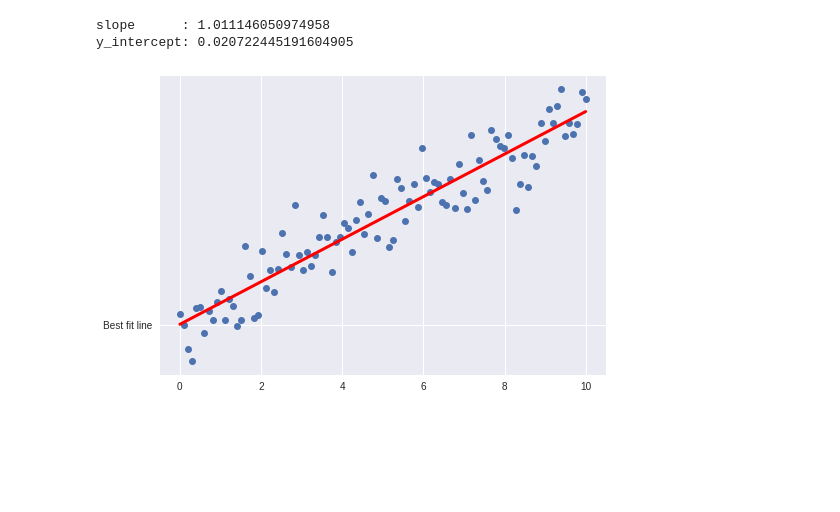
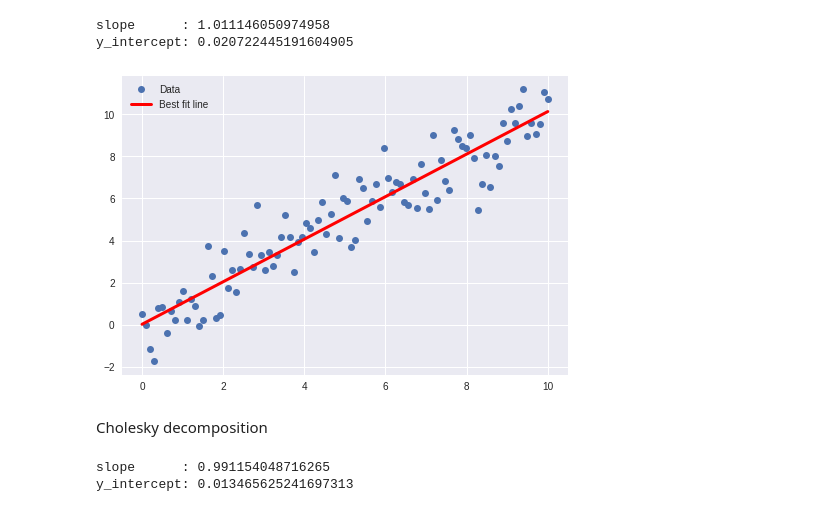
Before and after one commit to kugmax/tensorflow_learn, a Jupyter notebook: Linear_Regression.ipynb, the cells around one changed output. Drawn from its saved outputs; the diff is of its cells as text; code cells hidden in the pictures; blank space fills up the shorter version.

```diff
--- a/Linear_Regression.ipynb
+++ b/Linear_Regression.ipynb
@@ -48,7 +50,10 @@ y_intercept: 0.020722445191604905
 best_fit = [ slope * i + y_intercept for i in x_val]
 # %%
 plt.plot(x_val, y_val, 'o', label='Data')
-plt.plot(x_val, best_fit, 'r-', 'Best fit line', linewidth=3)
+plt.plot(x_val, best_fit, 'r-', label='Best fit line', linewidth=3)
+plt.legend()
 plt.show()
 # %% [output]
-[figure, old version]
+[figure, new version]
+# %% [markdown]
+Cholesky decomposition
@@ -54,0 +81,9 @@ plt.show()
+# %%
+solution_eval = sess.run(sol2)
+slope = solution_eval[0][0]
+y_intercept = solution_eval[1][0]
+print('slope      : ' + str(slope))
+print('y_intercept: ' + str(y_intercept))
+# %% [output]
+slope      : 0.991154048716265
+y_intercept: 0.013465625241697313
```
Also changed, not shown: parts of 24 cells of this notebook.
